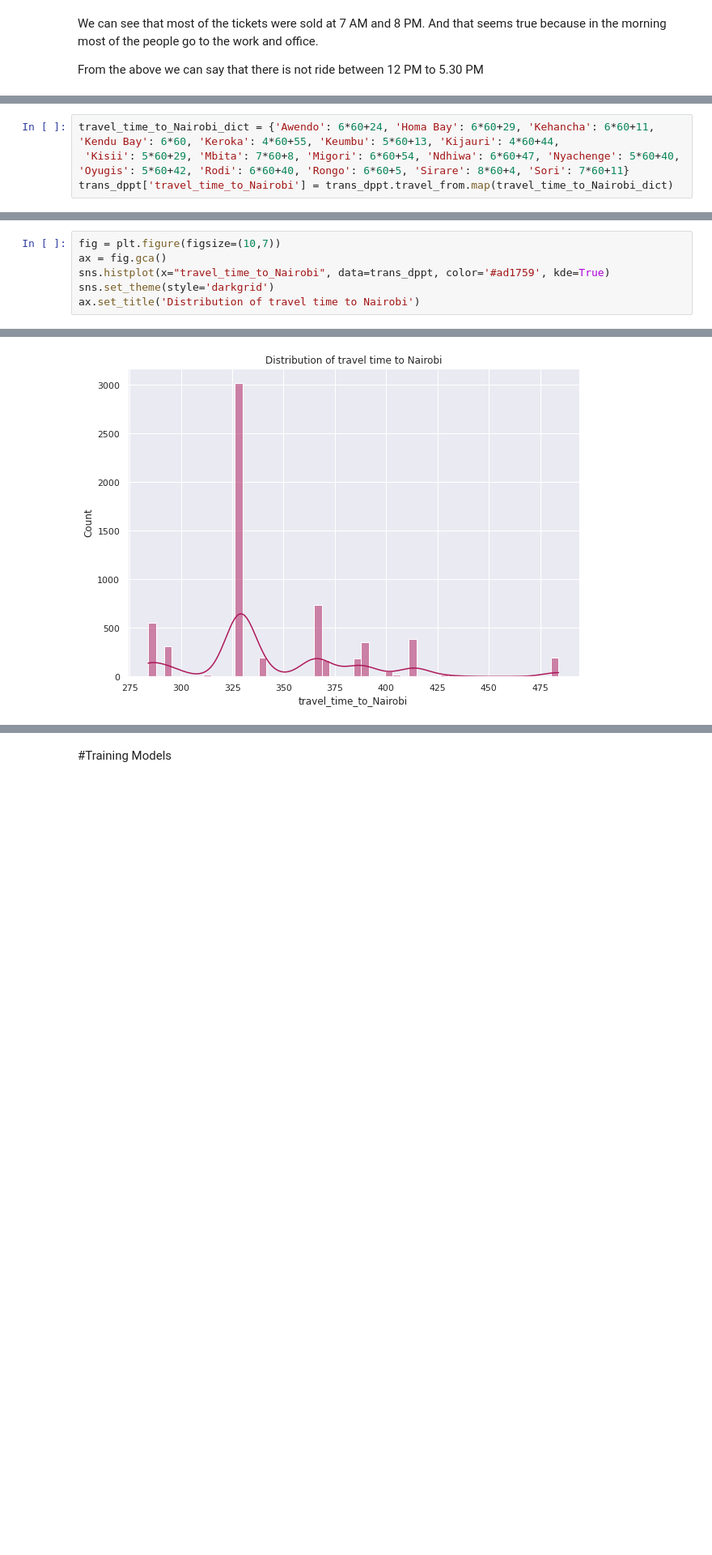
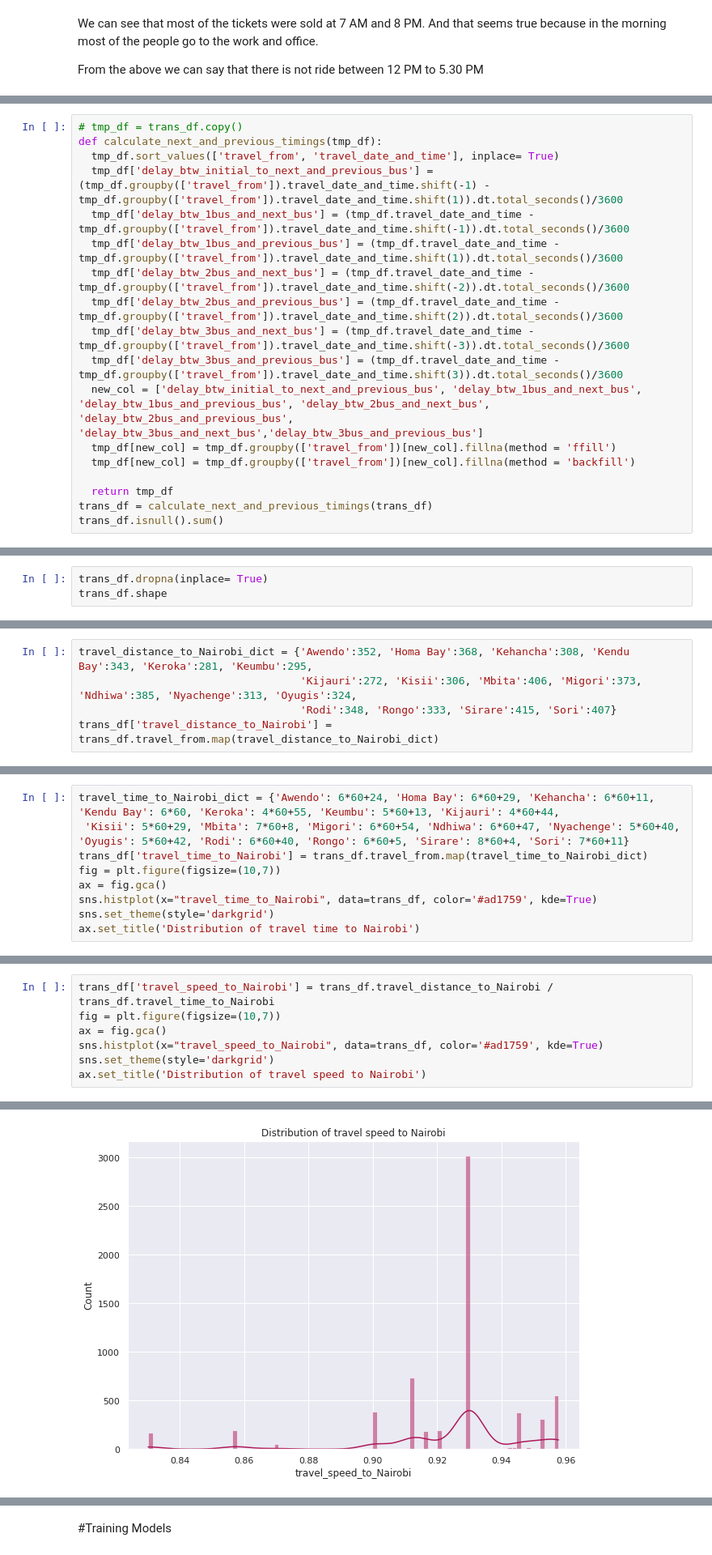
Before and after one commit to eshitalakhani/Transport-Demand-Prediction, a Jupyter notebook: Copy_of_Demand_Prediction_for_Public_Transport_Capstone_Project.ipynb, the cells around one changed output, grey strips where cells are left out. Shown at 81% size. Saved outputs shown, nothing was run; the diff lists cells and outputs as text; blank space fills up the shorter version.

```diff
--- a/Copy_of_Demand_Prediction_for_Public_Transport_Capstone_Project.ipynb
+++ b/Copy_of_Demand_Prediction_for_Public_Transport_Capstone_Project.ipynb
@@ -419,0 +447,18 @@ From the above we can say that there is not ride between 12 PM to 5.30 PM
+# %%
+# tmp_df = trans_df.copy()
+def calculate_next_and_previous_timings(tmp_df):
+  tmp_df.sort_values(['travel_from', 'travel_date_and_time'], inplace= True)
+  tmp_df['delay_btw_initial_to_next_and_previous_bus'] = (tmp_df.groupby(['travel_from']).travel_date_and_time.shift(-1) - tmp_df.groupby(['travel_from']).travel_date_and_time.shift(1)).dt.total_seconds()/3600
+  tmp_df['delay_btw_1bus_and_next_bus'] = (tmp_df.travel_date_and_time - tmp_df.groupby(['travel_from']).travel_date_and_time.shift(-1)).dt.total_seconds()/3600
+  tmp_df['delay_btw_1bus_and_previous_bus'] = (tmp_df.travel_date_and_time - tmp_df.groupby(['travel_from']).travel_date_and_time.shift(1)).dt.total_seconds()/3600
+  tmp_df['delay_btw_2bus_and_next_bus'] = (tmp_df.travel_date_and_time - tmp_df.groupby(['travel_from']).travel_date_and_time.shift(-2)).dt.total_seconds()/3600
+  tmp_df['delay_btw_2bus_and_previous_bus'] = (tmp_df.travel_date_and_time - tmp_df.groupby(['travel_from']).travel_date_and_time.shift(2)).dt.total_seconds()/3600
+  tmp_df['delay_btw_3bus_and_next_bus'] = (tmp_df.travel_date_and_time - tmp_df.groupby(['travel_from']).travel_date_and_time.shift(-3)).dt.total_seconds()/3600
+  tmp_df['delay_btw_3bus_and_previous_bus'] = (tmp_df.travel_date_and_time - tmp_df.groupby(['travel_from']).travel_date_and_time.shift(3)).dt.total_seconds()/3600
+  new_col = ['delay_btw_initial_to_next_and_previous_bus', 'delay_btw_1bus_and_next_bus', 'delay_btw_1bus_and_previous_bus', 'delay_btw_2bus_and_next_bus', 'delay_btw_2bus_and_previous_bus', 'delay_btw_3bus_and_next_bus','delay_btw_3bus_and_previous_bus']
+  tmp_df[new_col] = tmp_df.groupby(['travel_from'])[new_col].fillna(method = 'ffill')
+  tmp_df[new_col] = tmp_df.groupby(['travel_from'])[new_col].fillna(method = 'backfill')
+
+  return tmp_df
+trans_df = calculate_next_and_previous_timings(trans_df)
+trans_df.isnull().sum()
@@ -419,0 +483,3 @@ From the above we can say that there is not ride between 12 PM to 5.30 PM
+# %%
+trans_df.dropna(inplace= True)
+trans_df.shape
@@ -419,0 +498,5 @@ From the above we can say that there is not ride between 12 PM to 5.30 PM
+# %%
+travel_distance_to_Nairobi_dict = {'Awendo':352, 'Homa Bay':368, 'Kehancha':308, 'Kendu Bay':343, 'Keroka':281, 'Keumbu':295,
+                                   'Kijauri':272, 'Kisii':306, 'Mbita':406, 'Migori':373, 'Ndhiwa':385, 'Nyachenge':313, 'Oyugis':324,
+                                   'Rodi':348, 'Rongo':333, 'Sirare':415, 'Sori':407}
+trans_df['travel_distance_to_Nairobi'] = trans_df.travel_from.map(travel_distance_to_Nairobi_dict)
@@ -420,4 +519,9 @@ From the above we can say that there is not ride between 12 PM to 5.30 PM
 # %%
 travel_time_to_Nairobi_dict = {'Awendo': 6*60+24, 'Homa Bay': 6*60+29, 'Kehancha': 6*60+11, 'Kendu Bay': 6*60, 'Keroka': 4*60+55, 'Keumbu': 5*60+13, 'Kijauri': 4*60+44,
  'Kisii': 5*60+29, 'Mbita': 7*60+8, 'Migori': 6*60+54, 'Ndhiwa': 6*60+47, 'Nyachenge': 5*60+40, 'Oyugis': 5*60+42, 'Rodi': 6*60+40, 'Rongo': 6*60+5, 'Sirare': 8*60+4, 'Sori': 7*60+11}
-trans_dppt['travel_time_to_Nairobi'] = trans_dppt.travel_from.map(travel_time_to_Nairobi_dict)
+trans_df['travel_time_to_Nairobi'] = trans_df.travel_from.map(travel_time_to_Nairobi_dict)
+fig = plt.figure(figsize=(10,7))
+ax = fig.gca()
+sns.histplot(x="travel_time_to_Nairobi", data=trans_df, color='#ad1759', kde=True)
+sns.set_theme(style='darkgrid')
+ax.set_title('Distribution of travel time to Nairobi')
@@ -424,7 +531,8 @@ trans_dppt['travel_time_to_Nairobi'] = trans_dppt.travel_from.map(travel_time_to
 # %%
+trans_df['travel_speed_to_Nairobi'] = trans_df.travel_distance_to_Nairobi / trans_df.travel_time_to_Nairobi
 fig = plt.figure(figsize=(10,7))
 ax = fig.gca()
-sns.histplot(x="travel_time_to_Nairobi", data=trans_dppt, color='#ad1759', kde=True)
+sns.histplot(x="travel_speed_to_Nairobi", data=trans_df, color='#ad1759', kde=True)
 sns.set_theme(style='darkgrid')
-ax.set_title('Distribution of travel time to Nairobi')
+ax.set_title('Distribution of travel speed to Nairobi')
 # %% [output]
@@ -432,4 +540,4 @@ Text(0.5, 1.0, 'Distribution of travel time to Nairobi')
-[figure, old version]
+[figure, new version]
 # %%
 from datetime import timedelta
 
```
Also changed, not shown: parts of 105 cells of this notebook.
